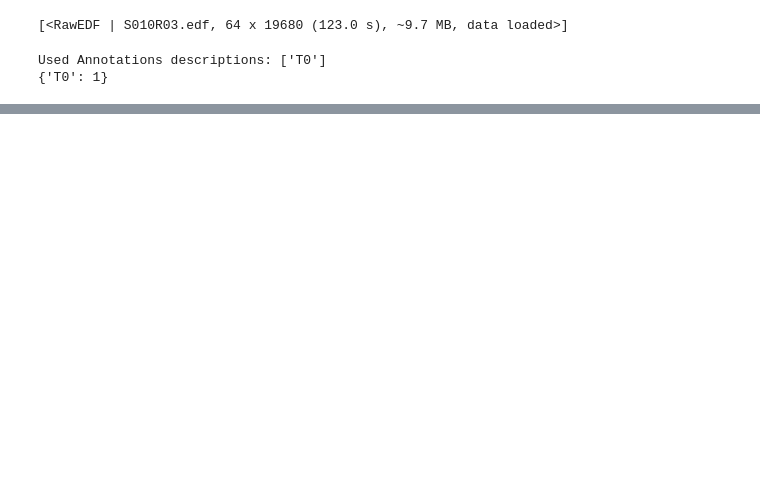
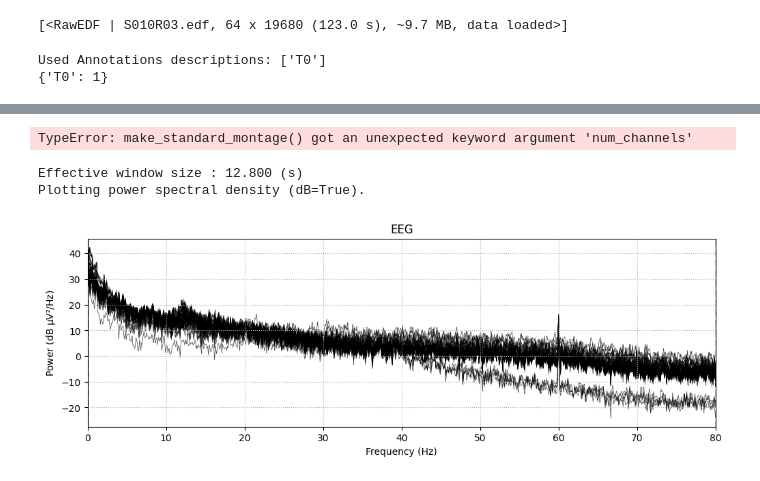
Before and after one commit to jyotsna2411/bci-motor-imagery-classification, a Jupyter notebook: bci-classification.ipynb, the cells around one changed output, grey strips where cells are left out. Saved outputs shown, nothing was run; the diff lists cells and outputs as text; code cells hidden in the pictures; blank space fills up the shorter version.

```diff
--- a/bci-classification.ipynb
+++ b/bci-classification.ipynb
@@ -69,0 +194,17 @@ Used Annotations descriptions: ['T0']
+# %%
+# Choose the number of channels in your 10-10 system (adjust based on your data)
+num_channels = 64  # Adjust as needed (e.g., 32 for fewer channels)
+
+# Load the standard 10-10 montage for the specified number of channels
+montage = mne.channels.make_standard_montage("standard_1010", num_channels=num_channels)
+
+# Set the montage for your raw data (assuming it's stored in a variable named 'raw')
+raw.set_montage(montage)
+# %% [output]
+TypeError: make_standard_montage() got an unexpected keyword argument 'num_channels'
+# %%
+raw_sample.compute_psd().plot();
+# %% [output]
+Effective window size : 12.800 (s)
+Plotting power spectral density (dB=True).
+[figure, added]
```
Also changed, not shown: parts of 22 cells of this notebook.
